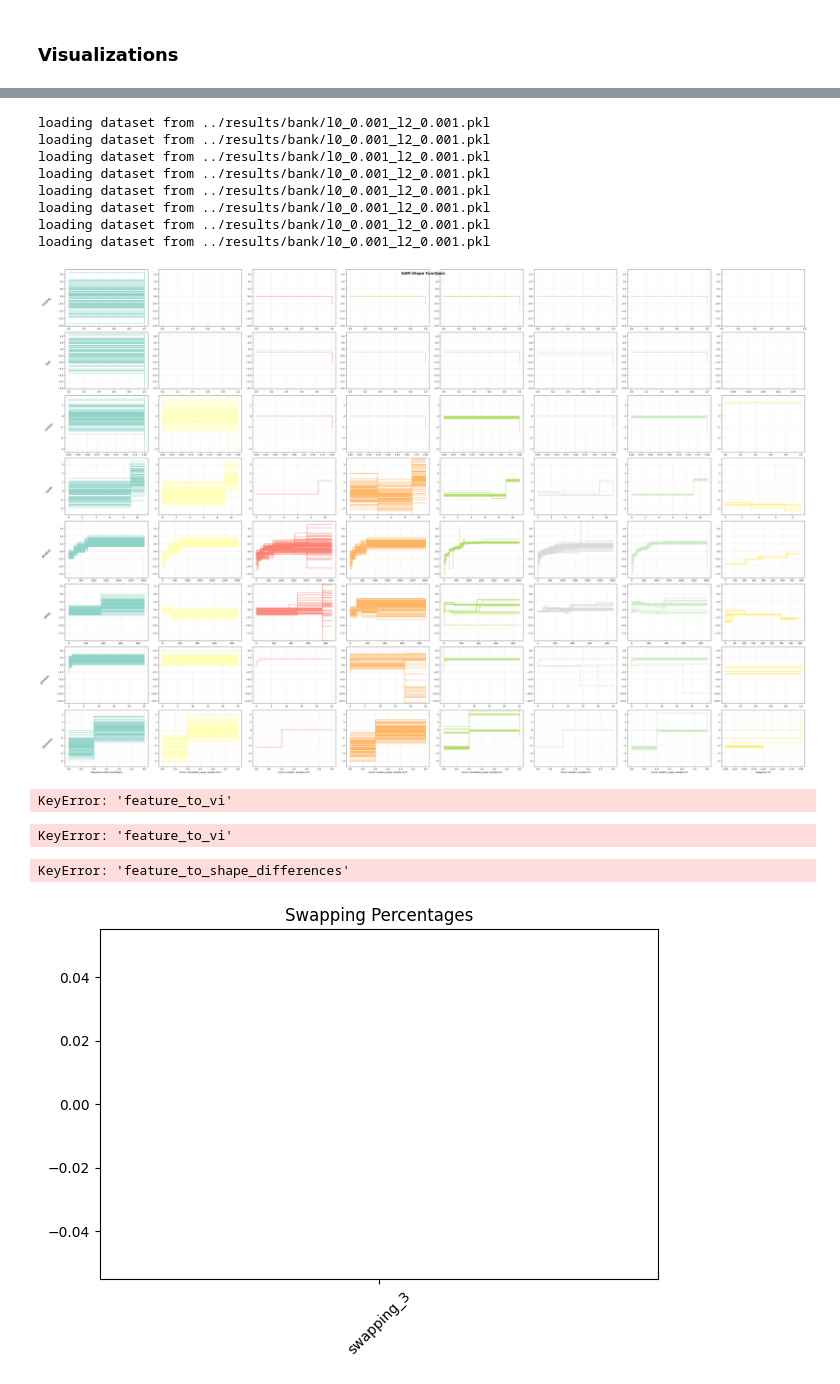
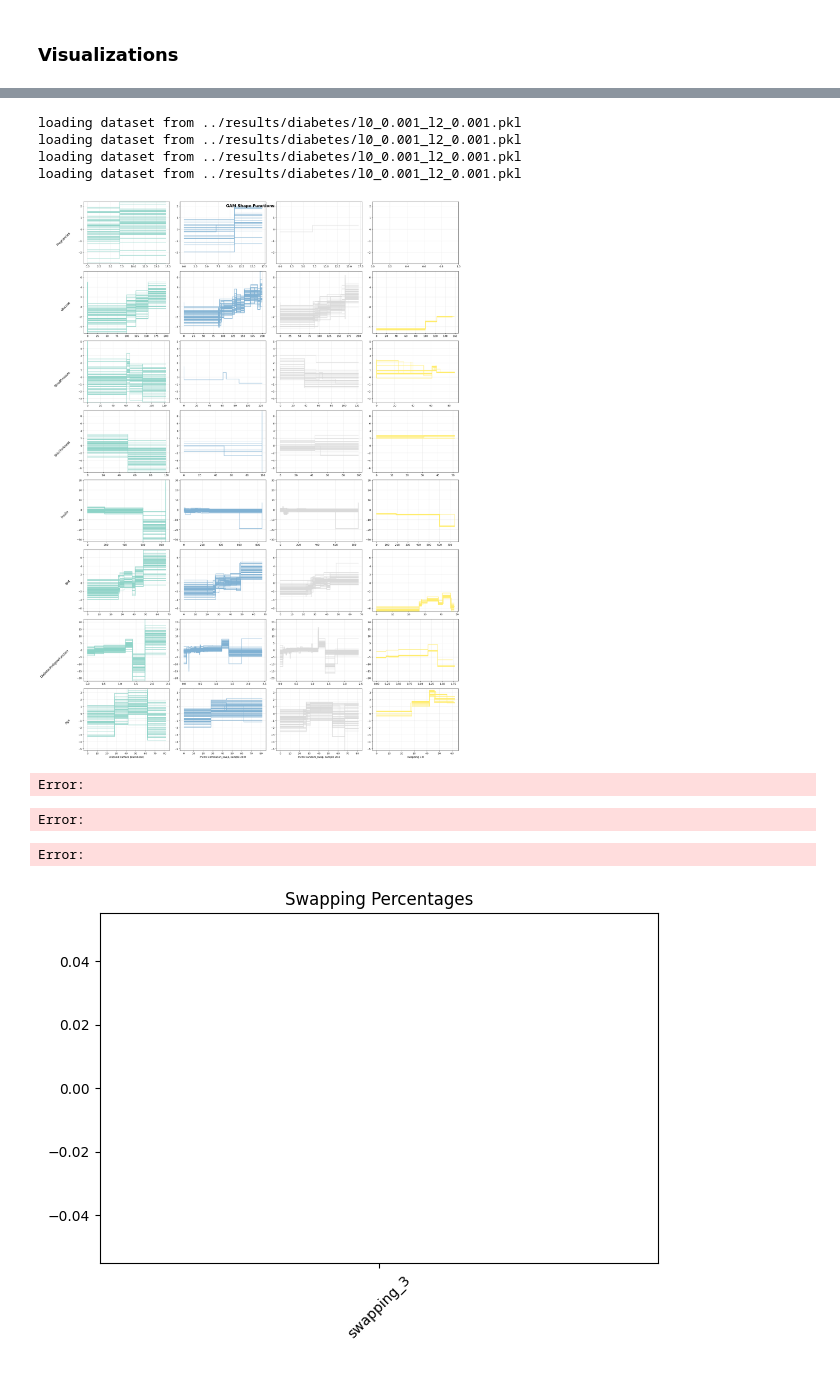
Before and after one commit to chrisli36/gam-rashoman-set, a Jupyter notebook: method_scripts/evaluation.ipynb, the cells around one changed output, grey strips where cells are left out. Saved outputs shown, nothing was run; the diff lists cells and outputs as text; code cells hidden in the pictures.

```diff
--- a/method_scripts/evaluation.ipynb
+++ b/method_scripts/evaluation.ipynb
@@ -187,33 +196,3 @@ with open(f'all_datasets_results.pkl', 'wb') as f:
     pickle.dump(all_datasets_results, f)
 # %% [markdown]
 ### Get Plotting Functions
-# %%
-result = Results.load_result(f"../results/bank/method_results/swapping_l0_0.001_l2_0.001_m_1.05_samples_60_k_1.pkl")
-w_opt = result.w_opt
-w_rset = result.w_rset
-
-dataset = Results.load_dataset(f"../results/bank", {'l0': 0.001, 'l2': 0.001})
-bin_X = dataset['bin_X']
-cum_X = dataset['cum_X']
-y = dataset['y']
-cum_header = dataset['cum_header']
-def convert_cumulative_to_binned(w_rset, header):
-    w_rset_binned = []
-    header_object = ModelUtils.get_header_object(header)
-    for w in w_rset:
-        new_w = np.zeros(len(header))
-        i = w.shape[0] - 1
-        for feat, thresholds in reversed(header_object.items()):
-            if feat == 'intercept':
-                new_w[i] = w[i]
-                continue
-            cumulative_weight = 0.0
-            for _ in range(len(thresholds)):
-                cumulative_weight += w[i]
-                new_w[i] = cumulative_weight
-                i -= 1
-        w_rset_binned.append(np.array(new_w))
-    return np.vstack(w_rset_binned)
-
-w_rset_binned = convert_cumulative_to_binned(w_rset, cum_header)
-w_opt_binned = convert_cumulative_to_binned(np.array([w_opt]), cum_header)[0]
@@ -242,11 +219,18 @@ want_to_plot = [
     'mcmc correlation_swap, sample 20.0',
     'mcmc random_swap, sample 20.0',
     # 'mcmc random, sample 0.0',
-    'mcmc correlation_swap, sample 0.0',
-    'mcmc random_swap, sample 0.0',
+    # 'mcmc correlation_swap, sample 0.0',
+    # 'mcmc random_swap, sample 0.0',
     'swapping 3.0',
 ]
 for dn, df in all_datasets_results.items():
     for i, row in df.iterrows():
         if want_to_plot and get_label(row) not in want_to_plot:
             df.drop(i, inplace=True)
+
+# sort rows by get_label(row)
+for dn, df in all_datasets_results.items():
+    df['_temp_label'] = df.apply(get_label, axis=1)
+    df = df.sort_values(by='_temp_label')
+    df = df.drop(columns=['_temp_label'])
+    all_datasets_results[dn] = df
@@ -273,7 +261,7 @@ def get_bar_plot(all_datasets_results, metric):
     fig = plotter.plot_bar_charts()
     return fig
 
-def get_gam(all_datasets_results, dname, n_samples=100):
+def get_gam(all_datasets_results, dname, n_samples=50):
     plotter = MultiPlotter(title=f"GAM Shape Functions")
     df = all_datasets_results[dname]
     for i, row in df.iterrows():
@@ -411,28 +395,24 @@ ValueError: x_labels must be the same for all bar charts
 # %%
 # ["bank", "compas", "diabetes", "spambase", "mimic2"]
-gam = get_gam(all_datasets_results, 'bank')
+gam = get_gam(all_datasets_results, 'diabetes')
 # %% [output]
-loading dataset from ../results/bank/l0_0.001_l2_0.001.pkl
-loading dataset from ../results/bank/l0_0.001_l2_0.001.pkl
-loading dataset from ../results/bank/l0_0.001_l2_0.001.pkl
-loading dataset from ../results/bank/l0_0.001_l2_0.001.pkl
-loading dataset from ../results/bank/l0_0.001_l2_0.001.pkl
-loading dataset from ../results/bank/l0_0.001_l2_0.001.pkl
-loading dataset from ../results/bank/l0_0.001_l2_0.001.pkl
-loading dataset from ../results/bank/l0_0.001_l2_0.001.pkl
+loading dataset from ../results/diabetes/l0_0.001_l2_0.001.pkl
+loading dataset from ../results/diabetes/l0_0.001_l2_0.001.pkl
+loading dataset from ../results/diabetes/l0_0.001_l2_0.001.pkl
+loading dataset from ../results/diabetes/l0_0.001_l2_0.001.pkl
-[figure, old version]
+[figure, new version]
 # %%
 variable_importance = get_variable_importance(all_datasets_results, 'bank')
 # %% [output]
-KeyError: 'feature_to_vi'
+Error:
 # %%
 model_reliance = get_model_reliance(all_datasets_results, "compas")
 # %% [output]
-KeyError: 'feature_to_vi'
+Error:
 # %%
 fsd = get_feature_to_shape_diversity(all_datasets_results, "diabetes", feature_to_shape_metrics[0])
 # %% [output]
-KeyError: 'feature_to_shape_differences'
+Error:
 # %%
 # show_swapping_percentages(all_datasets_results, "bank")
 # %% [output]
```
Also changed, not shown: parts of 10 cells of this notebook, 8 other files.
